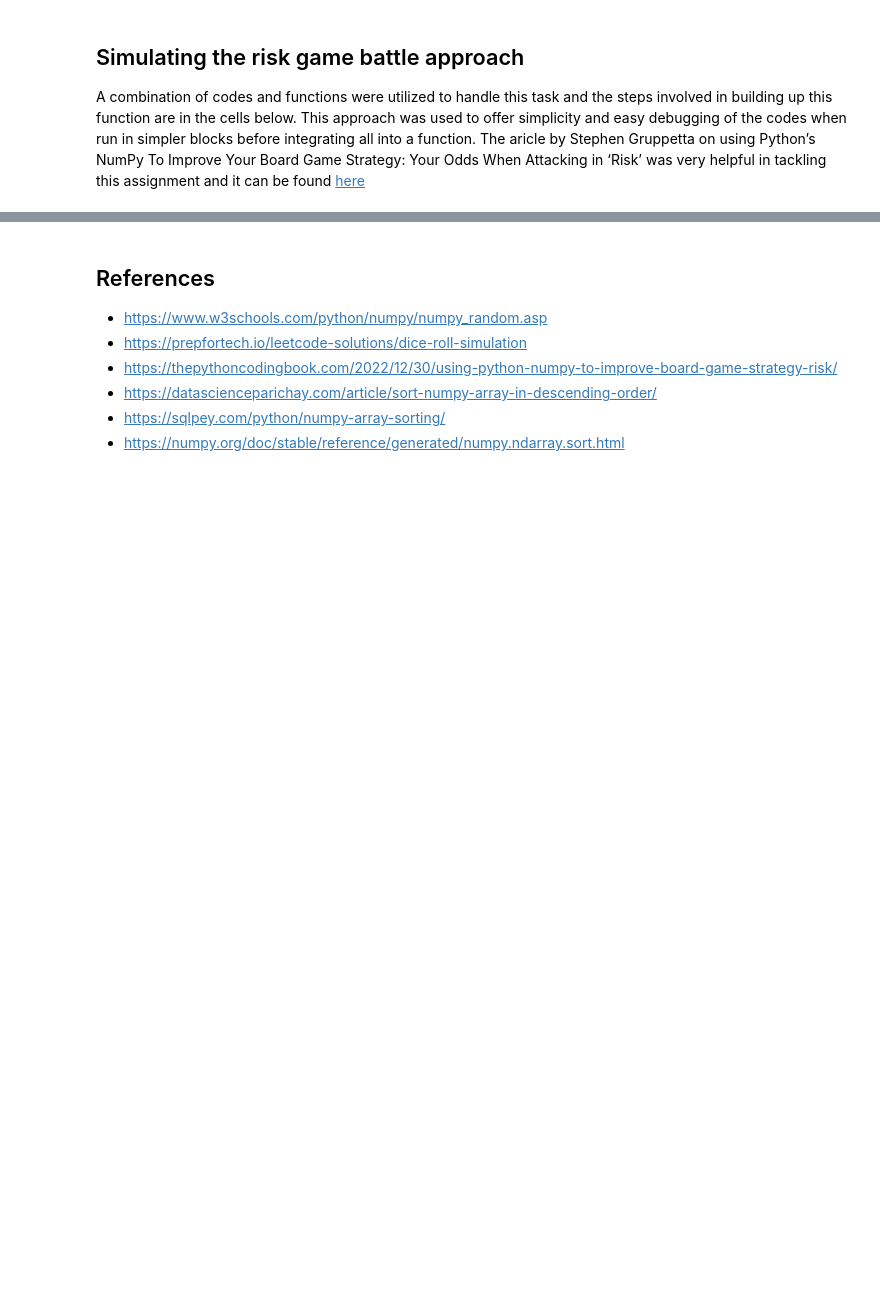
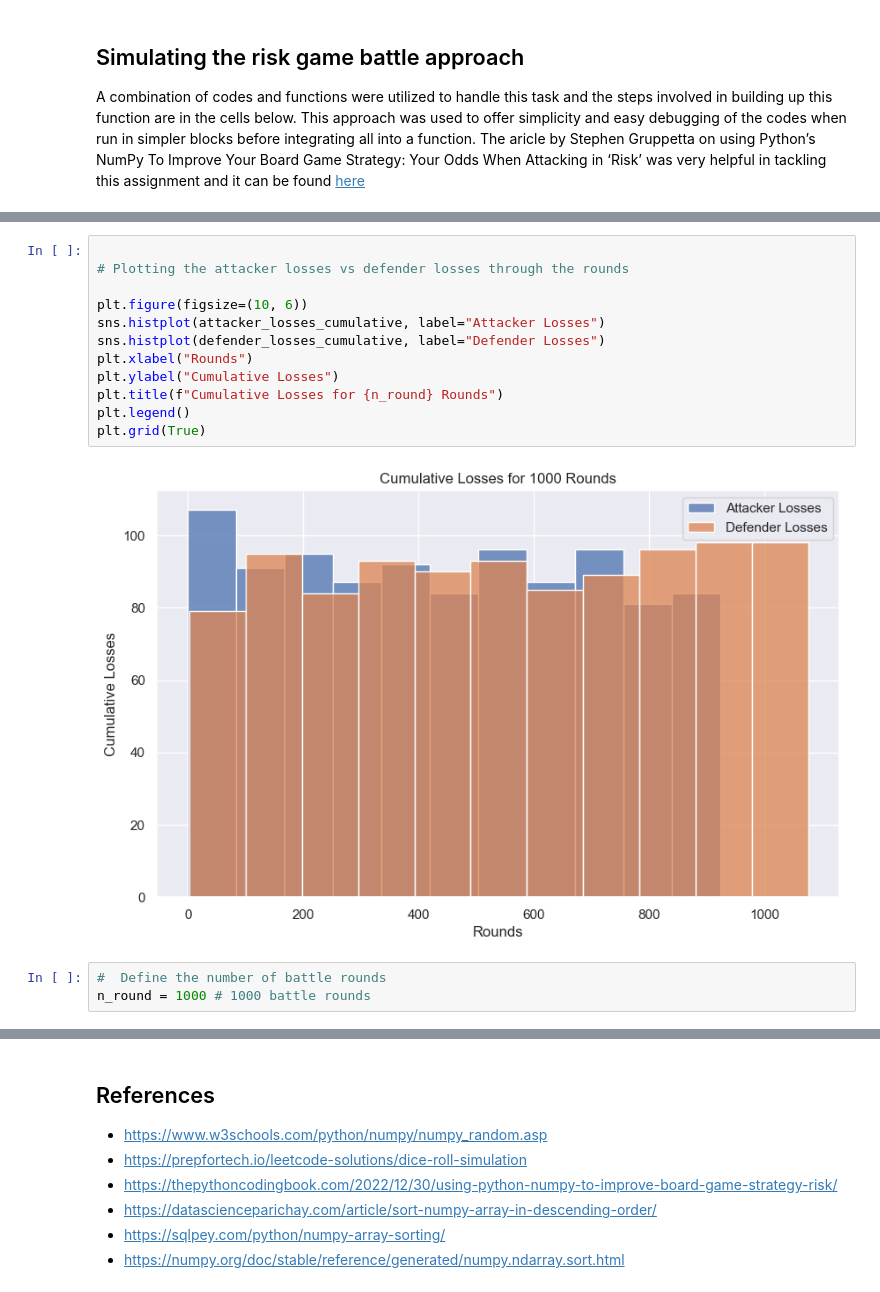
Before and after one commit to Gtalen/PFDA, a Jupyter notebook: pfda_assignment/assignment_5_risk.ipynb, the cells around one changed output, grey strips where cells are left out. Saved outputs shown, nothing was run; the diff lists cells and outputs as text; blank space fills up the shorter version.

```diff
--- a/pfda_assignment/assignment_5_risk.ipynb
+++ b/pfda_assignment/assignment_5_risk.ipynb
@@ -51 +118,18 @@ n_rolls = 1000 # 1000 battle rounds
+# %%
+
+# Plotting the attacker losses vs defender losses through the rounds
+
+plt.figure(figsize=(10, 6))
+sns.histplot(attacker_losses_cumulative, label="Attacker Losses")
+sns.histplot(defender_losses_cumulative, label="Defender Losses")
+plt.xlabel("Rounds")
+plt.ylabel("Cumulative Losses")
+plt.title(f"Cumulative Losses for {n_round} Rounds")
+plt.legend()
+plt.grid(True)
+# %% [output]
+[figure, added]
+# %%
+#  Define the number of battle rounds
+n_round = 1000 # 1000 battle rounds
 # %%
```
Also changed, not shown: parts of 17 cells of this notebook, 1 other file.
